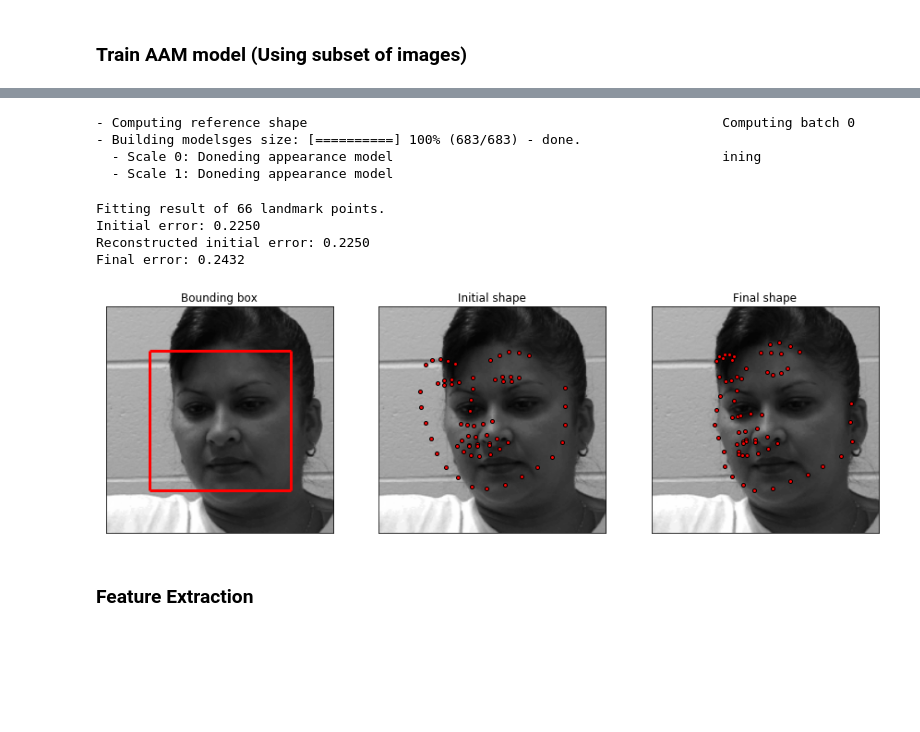
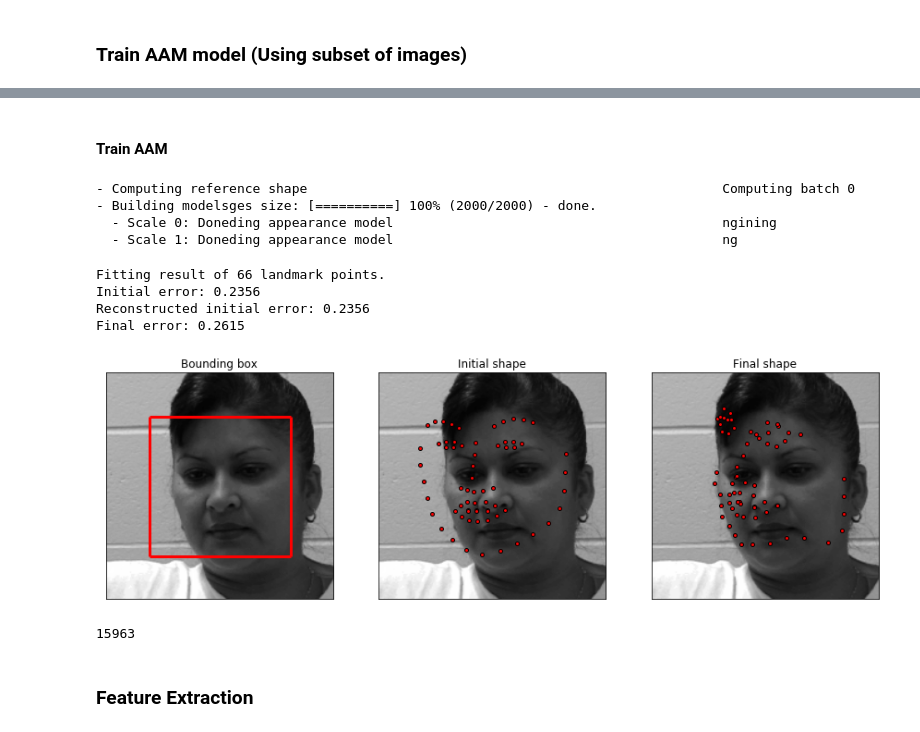
Before and after one commit to aramakrishnan1/w210-final-project, a Jupyter notebook: SVM/SVM_Model_v2_Adarsh.ipynb, the cells around one changed output, grey strips where cells are left out. Drawn from its saved outputs; the diff is of its cells as text; code cells hidden in the pictures; blank space fills up the shorter version.

```diff
--- a/SVM/SVM_Model_v2_Adarsh.ipynb
+++ b/SVM/SVM_Model_v2_Adarsh.ipynb
@@ -56,0 +120,29 @@ Found 683 assets, index the returned LazyList to import.
+# %%
+# training images = :11117
+## 549 ones, 10008 zeros
+
+# test images = 11117:
+## 2092 zeros,
+
+training_percentage_zeros = 0.10
+training_percentage_ones = 0.02
+test_percentage = 0.25
+
+k_zeros = int(len(images[:11117]) * training_percentage_zeros)
+k_ones = int(len(images[:11117]) * training_percentage_ones)
+k_test = int(len(images[11117:]) * test_percentage)
+
+sample_indices_zeros = [idx for idx in range(len(images[:11117])) if labels[:11117][idx] == 0]
+sample_indices_ones = [idx for idx in range(len(images[:11117])) if labels[:11117][idx] != 0]
+
+#training_indices_zeros = random.sample(xrange(len(sample_indices_zeros)), k_zeros)
+#training_indices_ones = random.sample(xrange(len(sample_indices_ones)), k_ones)
+training_indices_zeros = random.sample(sample_indices_zeros, k_zeros)
+training_indices_ones = random.sample(sample_indices_ones, k_ones)
+test_indices = random.sample(xrange(len(images[11117:])), k_test)
+
+training_images = [images[:11117][index] for index in training_indices_zeros + training_indices_ones]
+test_images = [images[11117:][index] for index in test_indices]
+
+training_labels = [labels[:11117][index] for index in training_indices_zeros + training_indices_ones]
+test_labels = [labels[11117:][index] for index in test_indices]
@@ -57,13 +169,15 @@ Found 683 assets, index the returned LazyList to import.
+# %% [markdown]
+#### Train AAM
 # %%
-patch_aam = PatchAAM(training_images, group='PTS', patch_shape=[(15, 15), (23, 23)],
+patch_aam = PatchAAM(training_images[:2000], group='PTS', patch_shape=[(15, 15), (23, 23)],
                      diagonal=150, scales=(0.5, 1.0), holistic_features=fast_dsift,
                      max_shape_components=20, max_appearance_components=150,
                      verbose=True)
 # %% [output]
 - Computing reference shape                                                     Computing batch 0
-- Building modelsges size: [==========] 100% (683/683) - done.
-  - Scale 0: Doneding appearance model                                          ining
-  - Scale 1: Doneding appearance model
+- Building modelsges size: [==========] 100% (2000/2000) - done.
+  - Scale 0: Doneding appearance model                                          ngining
+  - Scale 1: Doneding appearance model                                          ng
 # %%
 fitter = LucasKanadeAAMFitter(patch_aam, lk_algorithm_cls=WibergInverseCompositional,
                               n_shape=[5, 20], n_appearance=[30, 150])
@@ -72,43 +186,51 @@ fitter = LucasKanadeAAMFitter(patch_aam, lk_algorithm_cls=WibergInverseCompositi
 detect = load_dlib_frontal_face_detector()
 
 # Load and convert to grayscale
-image = mio.import_image(join(path_to_images, 'll042t1aaaff242.png'))
+image = mio.import_image(join(images_path, '042-ll042', 'll042t1aaaff', 'll042t1aaaff242.png'))
 image = image.as_greyscale()
 
 # Detect face
 bboxes = detect(image)
 
 # Crop the image for better visualization of the result
 image = image.crop_to_landmarks_proportion(0.3, group='dlib_0')
 bboxes[0] = image.landmarks['dlib_0'].lms
 
 if len(bboxes) > 0:
     # Fit AAM
     result = fitter.fit_from_bb(image, bboxes[0], max_iters=[15, 5],
                                 gt_shape=image.landmarks['PTS'].lms)
     print(result)
 
     # Visualize
     plt.subplot(131)
     image.view()
     bboxes[0].view(line_width=3, render_markers=False)
     plt.gca().set_title('Bounding box')
 
     plt.subplot(132)
     image.view()
     result.initial_shape.view(marker_size=4)
     plt.gca().set_title('Initial shape')
 
     plt.subplot(133)
     image.view()
     result.final_shape.view(marker_size=4, figure_size=(15, 13))
     plt.gca().set_title('Final shape')
 # %% [output]
 Fitting result of 66 landmark points.
-Initial error: 0.2250
-Reconstructed initial error: 0.2250
-Final error: 0.2432
+Initial error: 0.2356
+Reconstructed initial error: 0.2356
+Final error: 0.2615
-[figure, old version]
+[figure, new version]
+# %%
+# force garbage collection to free up some memory
+del patch_aam
+del fitter
+
+gc.collect()
+# %% [output]
+15963
 # %% [markdown]
 ### Feature Extraction
 # %%
```
Also changed, not shown: parts of 37 cells of this notebook, 5 other files.
